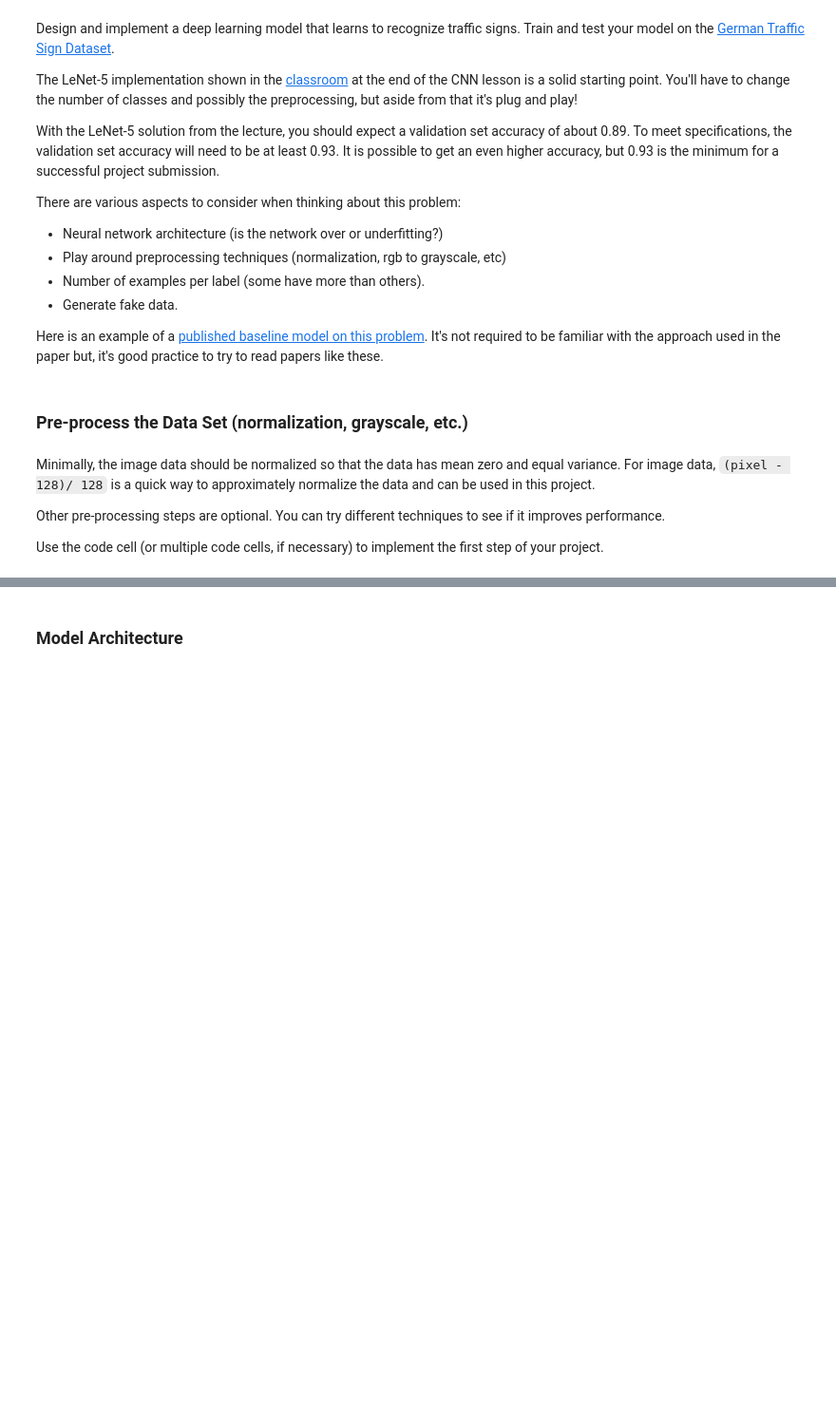
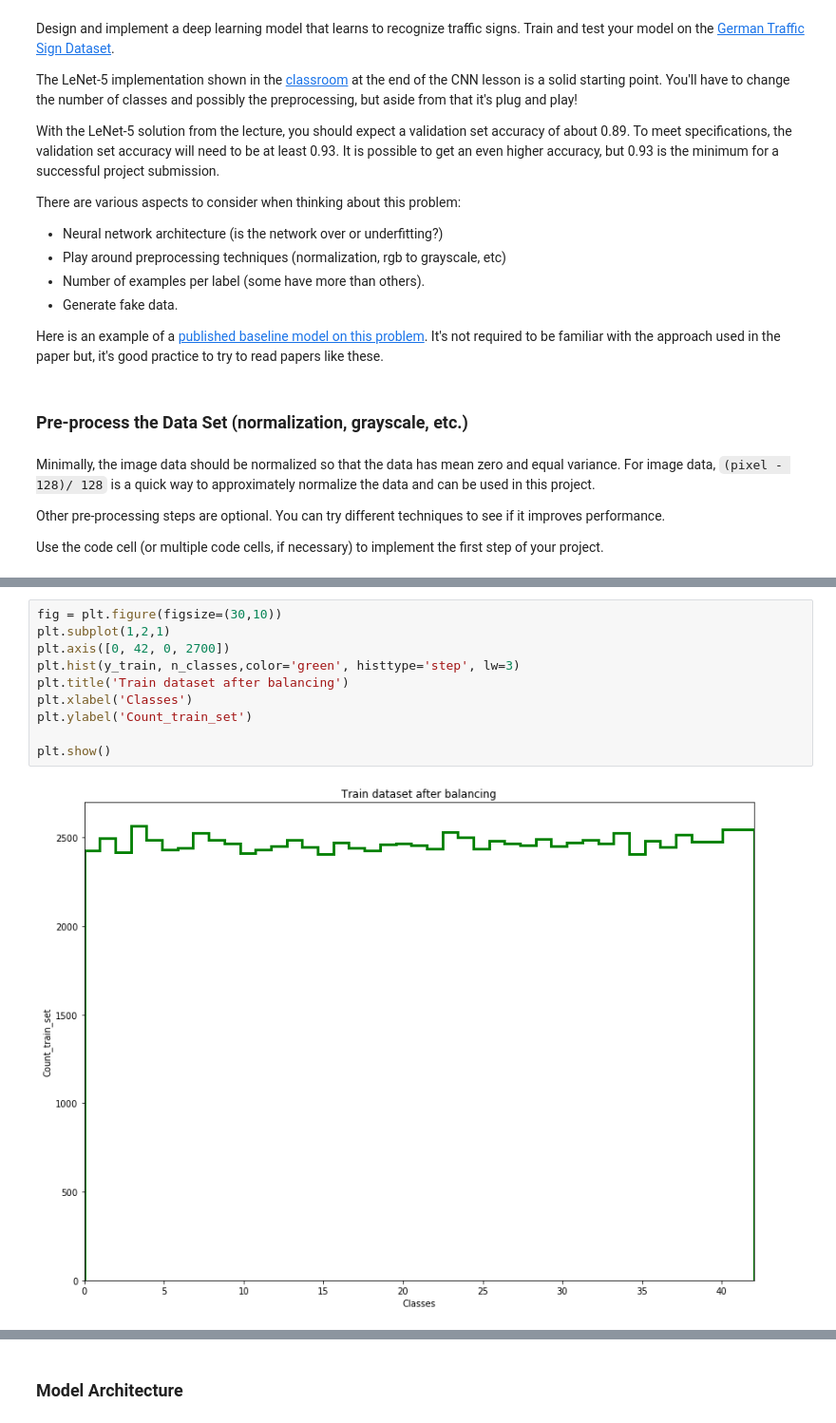
Before and after one commit to silenc3502/PyTensorTrafficSignClassify, a Jupyter notebook: Traffic_Sign_Classifier.ipynb, the cells around one changed output, grey strips where cells are left out. Shown at 95% size. Drawn from its saved outputs; the diff is of its cells as text; blank space fills up the shorter version.

```diff
--- a/Traffic_Sign_Classifier.ipynb
+++ b/Traffic_Sign_Classifier.ipynb
@@ -126,0 +197,12 @@ Use the code cell (or multiple code cells, if necessary) to implement the first
+# %%
+fig = plt.figure(figsize=(30,10))
+plt.subplot(1,2,1)
+plt.axis([0, 42, 0, 2700])
+plt.hist(y_train, n_classes,color='green', histtype='step', lw=3)
+plt.title('Train dataset after balancing')
+plt.xlabel('Classes')
+plt.ylabel('Count_train_set')
+
+plt.show()
+# %% [output]
+[figure, added]
```
Also changed, not shown: parts of 13 cells of this notebook.
